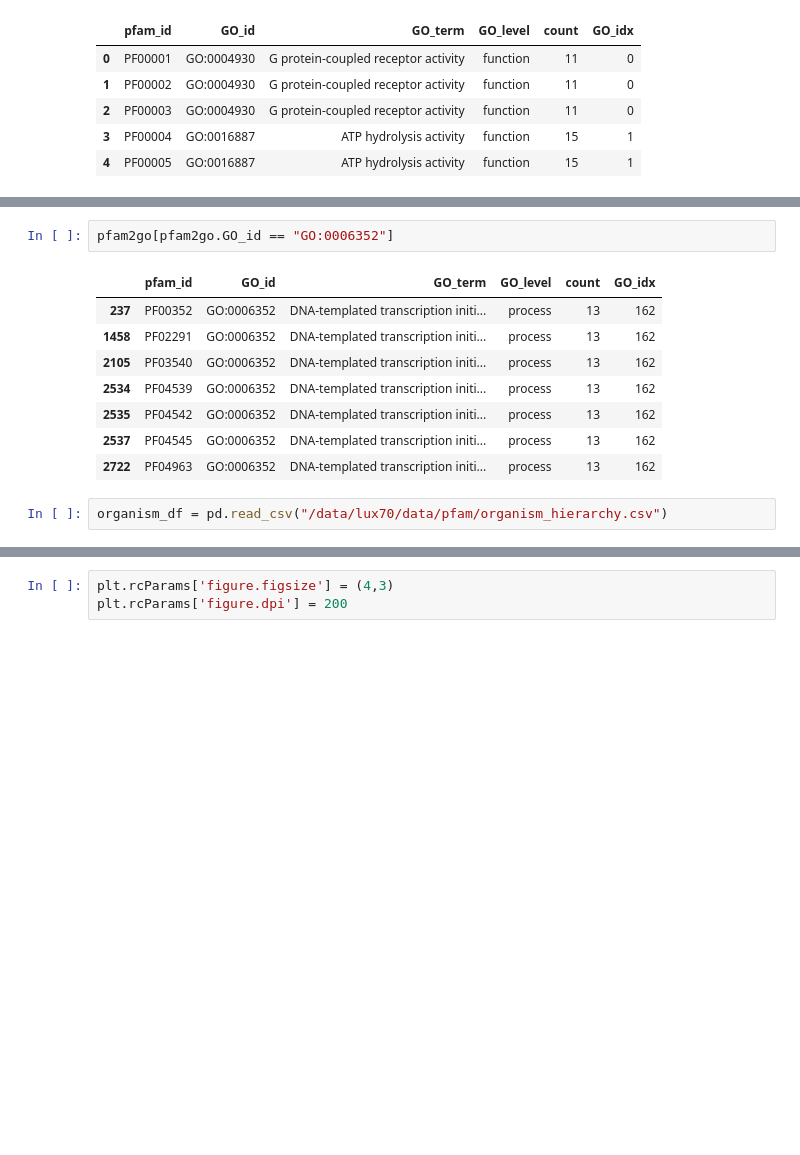
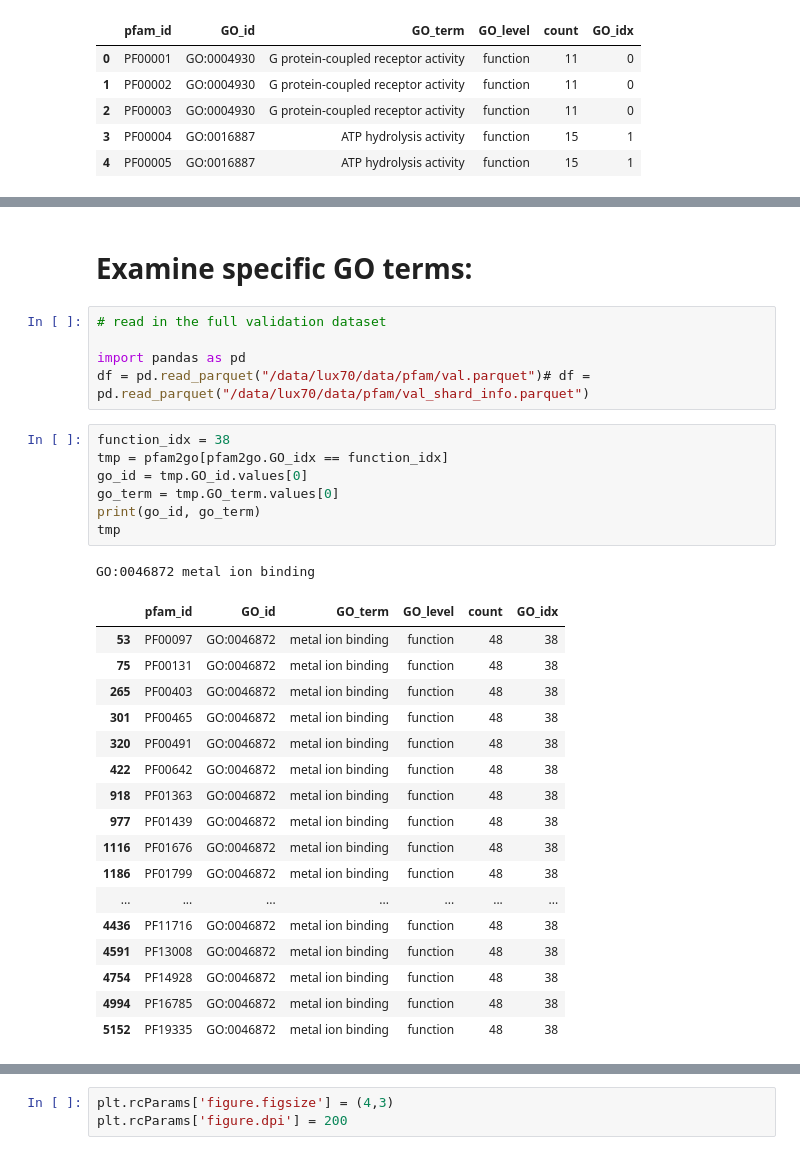
Before and after one commit to amyxlu/plaid-dev-distributed, a Jupyter notebook: notebooks/71_dataframes_fnorg.ipynb, the cells around one changed output, grey strips where cells are left out. Drawn from its saved outputs; the diff is of its cells as text; blank space fills up the shorter version.

```diff
--- a/notebooks/71_dataframes_fnorg.ipynb
+++ b/notebooks/71_dataframes_fnorg.ipynb
@@ -78,13 +105,33 @@ pfam2go.head()
+# %% [markdown]
+# Examine specific GO terms:
+# %%
+# read in the full validation dataset
+
+import pandas as pd
+df = pd.read_parquet("/data/lux70/data/pfam/val.parquet")# df = pd.read_parquet("/data/lux70/data/pfam/val_shard_info.parquet")
 # %%
-pfam2go[pfam2go.GO_id == "GO:0006352"]
+function_idx = 38
+tmp = pfam2go[pfam2go.GO_idx == function_idx]
+go_id = tmp.GO_id.values[0]
+go_term = tmp.GO_term.values[0]
+print(go_id, go_term)
+tmp
 # %% [output]
+GO:0046872 metal ion binding
 |  | pfam_id | GO_id | GO_term | GO_level | count | GO_idx |
-| 237 | PF00352 | GO:0006352 | DNA-templated transcription initi... | process | 13 | 162 |
-| 1458 | PF02291 | GO:0006352 | DNA-templated transcription initi... | process | 13 | 162 |
-| 2105 | PF03540 | GO:0006352 | DNA-templated transcription initi... | process | 13 | 162 |
-| 2534 | PF04539 | GO:0006352 | DNA-templated transcription initi... | process | 13 | 162 |
-| 2535 | PF04542 | GO:0006352 | DNA-templated transcription initi... | process | 13 | 162 |
-| 2537 | PF04545 | GO:0006352 | DNA-templated transcription initi... | process | 13 | 162 |
-| 2722 | PF04963 | GO:0006352 | DNA-templated transcription initi... | process | 13 | 162 |
+| 53 | PF00097 | GO:0046872 | metal ion binding | function | 48 | 38 |
+| 75 | PF00131 | GO:0046872 | metal ion binding | function | 48 | 38 |
+| 265 | PF00403 | GO:0046872 | metal ion binding | function | 48 | 38 |
+| 301 | PF00465 | GO:0046872 | metal ion binding | function | 48 | 38 |
+| 320 | PF00491 | GO:0046872 | metal ion binding | function | 48 | 38 |
+| 422 | PF00642 | GO:0046872 | metal ion binding | function | 48 | 38 |
+| 918 | PF01363 | GO:0046872 | metal ion binding | function | 48 | 38 |
+| 977 | PF01439 | GO:0046872 | metal ion binding | function | 48 | 38 |
+| 1116 | PF01676 | GO:0046872 | metal ion binding | function | 48 | 38 |
+| 1186 | PF01799 | GO:0046872 | metal ion binding | function | 48 | 38 |
+| ... | ... | ... | ... | ... | ... | ... |
+| 4436 | PF11716 | GO:0046872 | metal ion binding | function | 48 | 38 |
+| 4591 | PF13008 | GO:0046872 | metal ion binding | function | 48 | 38 |
+| 4754 | PF14928 | GO:0046872 | metal ion binding | function | 48 | 38 |
+| 4994 | PF16785 | GO:0046872 | metal ion binding | function | 48 | 38 |
+| 5152 | PF19335 | GO:0046872 | metal ion binding | function | 48 | 38 |
-# %%
-organism_df = pd.read_csv("/data/lux70/data/pfam/organism_hierarchy.csv")
```
Also changed, not shown: parts of 15 cells of this notebook, 9 other files.
